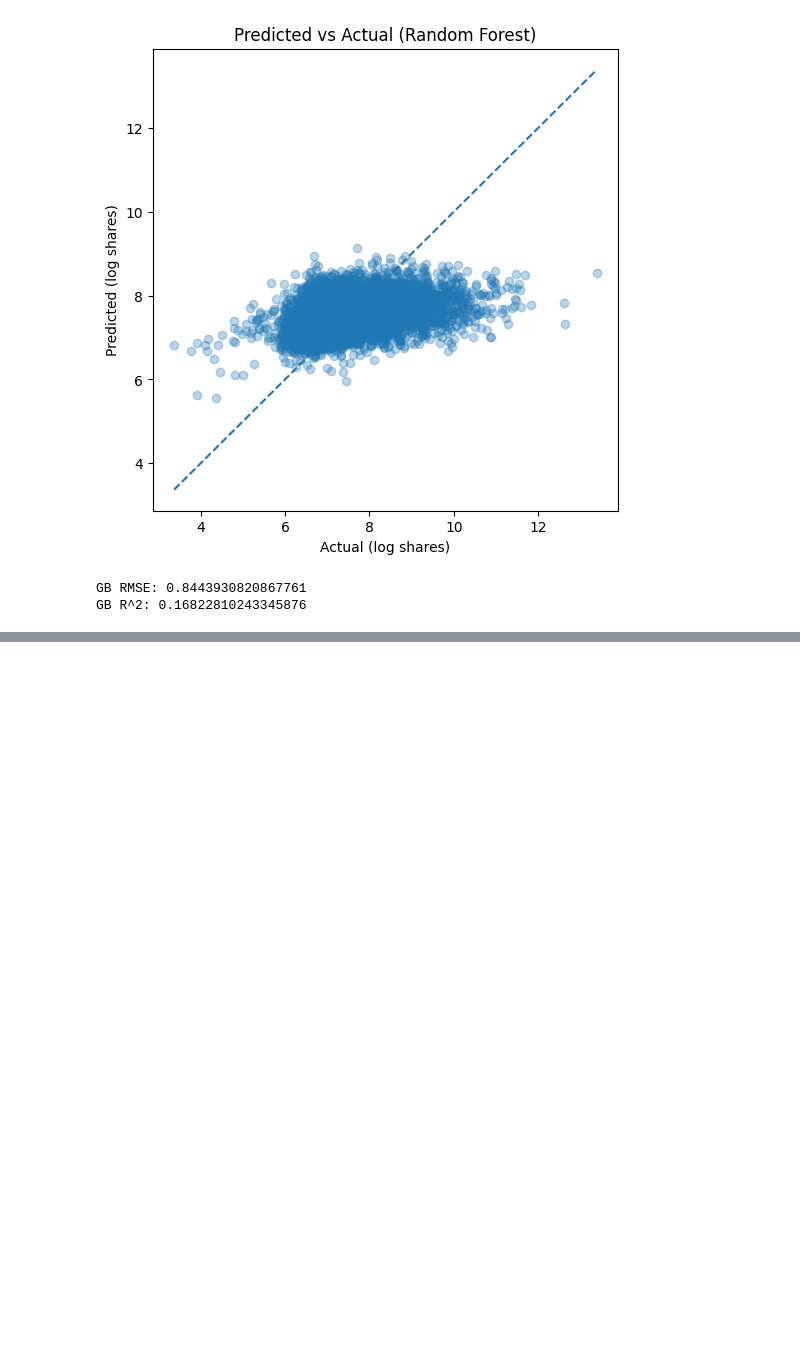
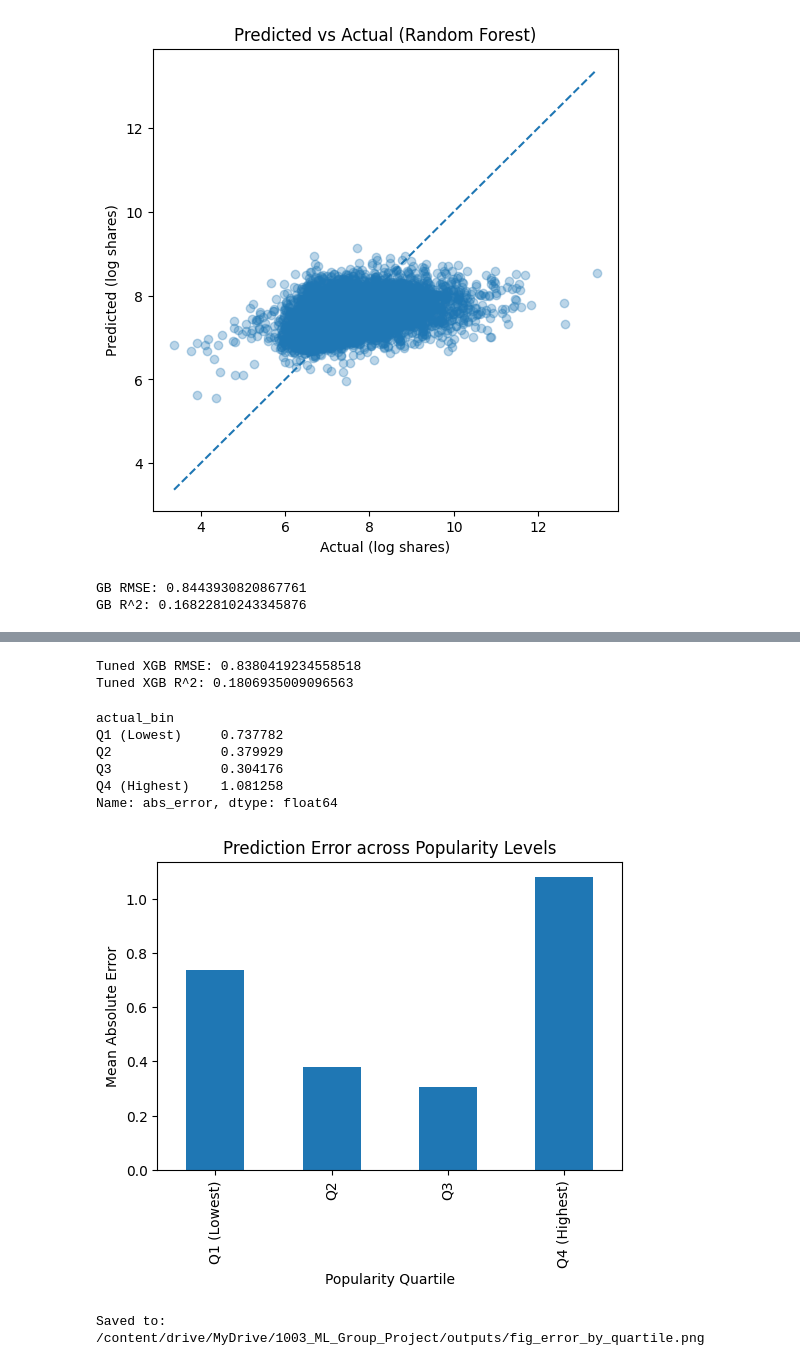
Before and after one commit to yh6384-design/ML_Online_News_Popularity, a Jupyter notebook: NB2_Modeling.ipynb, the cells around one changed output, grey strips where cells are left out. Cells and saved outputs as stored; diff of their text form; code cells hidden in the pictures; blank space fills up the shorter version.

```diff
--- a/NB2_Modeling.ipynb
+++ b/NB2_Modeling.ipynb
@@ -570,0 +612,55 @@ print("XGB R^2:", r2_xgb)
+# %%
+# Evaluate the best tuned XGBoost model on the test set
+best_xgb = xgb_search.best_estimator_
+
+y_pred_xgb_tuned = best_xgb.predict(X_test)
+
+rmse_xgb_tuned = np.sqrt(mean_squared_error(y_test, y_pred_xgb_tuned))
+r2_xgb_tuned = r2_score(y_test, y_pred_xgb_tuned)
+
+print("Tuned XGB RMSE:", rmse_xgb_tuned)
+print("Tuned XGB R^2:", r2_xgb_tuned)
+# %% [output]
+Tuned XGB RMSE: 0.8380419234558518
+Tuned XGB R^2: 0.1806935009096563
+# %%
+# Analyze absolute prediction error across target quartiles
+analysis_df = pd.DataFrame({
+    "actual": y_test,
+    "pred": y_pred_xgb_tuned
+}).copy()
+
+analysis_df["abs_error"] = np.abs(analysis_df["actual"] - analysis_df["pred"])
+analysis_df["actual_bin"] = pd.qcut(
+    analysis_df["actual"],
+    q=4,
+    labels=["Q1 (Lowest)", "Q2", "Q3", "Q4 (Highest)"]
+)
+
+error_by_bin = analysis_df.groupby("actual_bin")["abs_error"].mean()
+
+print(error_by_bin)
+# %% [output]
+actual_bin
+Q1 (Lowest)     0.737782
+Q2              0.379929
+Q3              0.304176
+Q4 (Highest)    1.081258
+Name: abs_error, dtype: float64
+# %%
+# Plot mean absolute error across target quartiles
+plt.figure(figsize=(6,4))
+
+error_by_bin.plot(kind="bar")
+
+plt.title("Prediction Error across Popularity Levels")
+plt.xlabel("Popularity Quartile")
+plt.ylabel("Mean Absolute Error")
+
+save_path = f"{OUTPUTS_DIR}/fig_error_by_quartile.png"
+plt.savefig(save_path, dpi=300, bbox_inches="tight")
+
+plt.show()
+# %% [output]
+[figure, added]
+Saved to: /content/drive/MyDrive/1003_ML_Group_Project/outputs/fig_error_by_quartile.png
```
Also changed, not shown: parts of 7 cells of this notebook.
